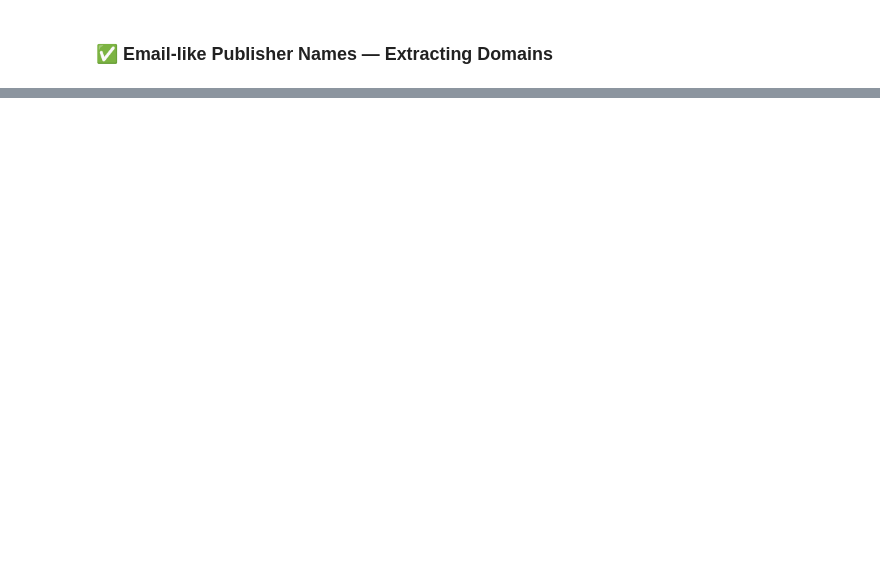
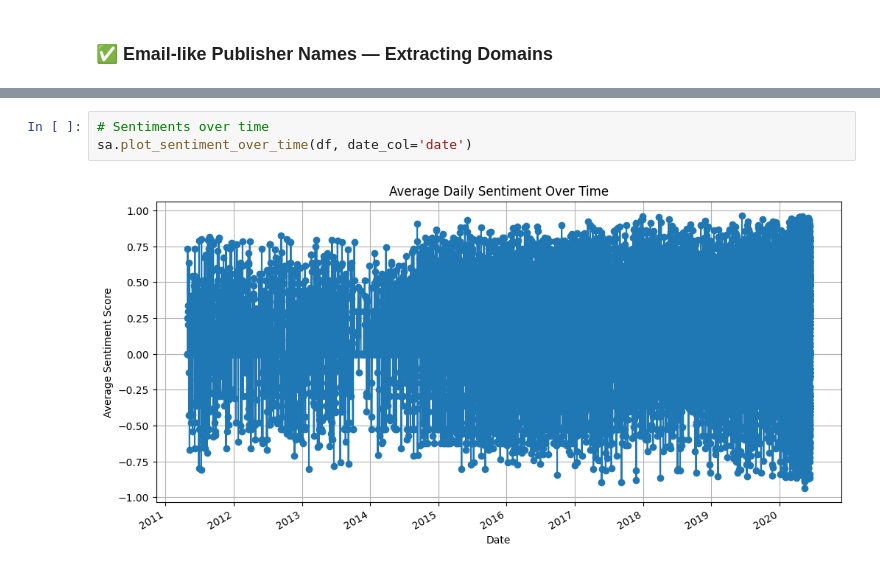
Before and after one commit to Teshager21/financial-news-sentiment-analysis, a Jupyter notebook: notebooks/exploratory/explore_news_sentiments.ipynb, the cells around one changed output, grey strips where cells are left out. Drawn from its saved outputs; the diff is of its cells as text; blank space fills up the shorter version.

```diff
--- a/notebooks/exploratory/explore_news_sentiments.ipynb
+++ b/notebooks/exploratory/explore_news_sentiments.ipynb
@@ -367,0 +396,5 @@ results = analyzer.run_all(top_n=10)
+# %%
+# Sentiments over time
+sa.plot_sentiment_over_time(df, date_col='date')
+# %% [output]
+[figure, added]
```
Also changed, not shown: parts of 6 cells of this notebook, 2 other files.
